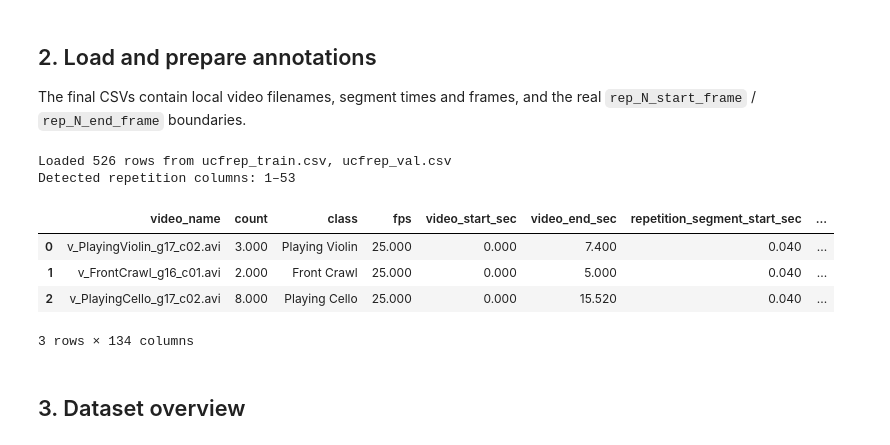
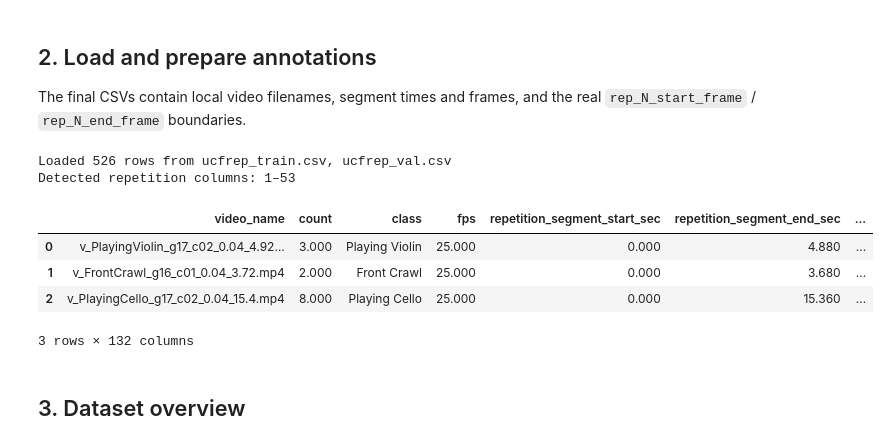
Before and after one commit to ciampluca/audiovisual-video-repetition-counting, a Jupyter notebook: data/UCFRep/ucfrep_data_explorer.ipynb, the cells around one changed output. Saved outputs shown, nothing was run; the diff lists cells and outputs as text; code cells hidden in the pictures.

Commit message:
Added other prompt inputs; fixed repcount and ucfrep; bugs fixed

```diff
--- a/data/UCFRep/ucfrep_data_explorer.ipynb
+++ b/data/UCFRep/ucfrep_data_explorer.ipynb
@@ -67,10 +67,16 @@ def find_split_csv(directory, split):
     raise FileNotFoundError(f"Expected annotation CSV for split {split} in {directory}")
 
 def extract_video_info(video_name):
-    # UCF101 style files typically do not contain start/end seconds in the filename
-    # Example: v_PushUps_g01_c01.avi
     stem = Path(str(video_name)).stem
-    return stem, np.nan, np.nan
+    parts = stem.rsplit("_", 2)
+    if len(parts) != 3:
+        return stem, np.nan, np.nan
+    try:
+        segment_start = float(parts[-2])
+        segment_end = float(parts[-1])
+    except ValueError:
+        return stem, np.nan, np.nan
+    return parts[0], segment_start, segment_end
 
 def repetition_numbers(columns):
     numbers = set()
@@ -124,47 +130,52 @@ for split in SPLIT_ORDER:
     frame["split"] = split
     frame["row_in_split"] = np.arange(len(frame))
 
-    frame["kinetics_start"] = frame.get("video_start_sec", 0.0)
-    if frame["kinetics_start"].isna().any():
-        frame["kinetics_start"] = frame["kinetics_start"].fillna(0.0)
-    frame["kinetics_end"] = frame.get("video_end_sec", np.nan)
-    frame["kinetics_duration_sec"] = frame["kinetics_end"] - frame["kinetics_start"]
+    # The input media is already cropped to the annotated repetition window.
+    frame["kinetics_start"] = 0.0
+    frame["kinetics_end"] = (
+        frame["repetition_segment_end_sec"] - frame["repetition_segment_start_sec"]
+    )
+    frame["kinetics_duration_sec"] = frame["kinetics_end"]
     frame["repetition_start"] = frame["repetition_segment_start_sec"]
     frame["repetition_end"] = frame["repetition_segment_end_sec"]
     frame["repetition_start_local_sec"] = frame["repetition_segment_start_sec"]
     frame["repetition_end_local_sec"] = frame["repetition_segment_end_sec"]
-    frame["repetition_duration_sec"] = (frame["repetition_segment_end_sec"] - frame["repetition_segment_start_sec"])
+    frame["repetition_duration_sec"] = (
+        frame["repetition_segment_end_sec"] - frame["repetition_segment_start_sec"]
+    )
     frame["repetition_coverage"] = np.nan
-    frame["mean_cycle_duration_sec"] = (frame["repetition_duration_sec"] / frame["count"])
+    frame["mean_cycle_duration_sec"] = (
+        frame["repetition_duration_sec"] / frame["count"]
+    )
 
     def count_valid_repetitions(row):
         valid = 0
         for number in rep_numbers:
             start = row.get(f"rep_{number}_start_frame")
             end = row.get(f"rep_{number}_end_frame")
             if pd.notna(start) and pd.notna(end) and end > start:
                 valid += 1
         return valid
 
     frame["annotated_repetition_pairs"] = frame.apply(count_valid_repetitions, axis=1)
     datasets[split] = frame
     annotation_paths[split] = path
 
 annotations = pd.concat(datasets.values(), ignore_index=True, sort=False)
 annotations["split"] = pd.Categorical(annotations["split"], SPLIT_ORDER, ordered=True)
 REPETITION_NUMBERS = repetition_numbers(annotations.columns)
 
 print(f"Loaded {len(annotations):,} rows from " + ", ".join(path.name for path in annotation_paths.values()))
 print(f"Detected repetition columns: 1–{max(REPETITION_NUMBERS, default=0)}")
 display(annotations.head(3))
 # %% [output]
 Loaded 526 rows from ucfrep_train.csv, ucfrep_val.csv
 Detected repetition columns: 1–53
-|  | video_name | count | class | fps | video_start_sec | video_end_sec | repetition_segment_start_sec | ... |
-| 0 | v_PlayingViolin_g17_c02.avi | 3.000 | Playing Violin | 25.000 | 0.000 | 7.400 | 0.040 | ... |
-| 1 | v_FrontCrawl_g16_c01.avi | 2.000 | Front Crawl | 25.000 | 0.000 | 5.000 | 0.040 | ... |
-| 2 | v_PlayingCello_g17_c02.avi | 8.000 | Playing Cello | 25.000 | 0.000 | 15.520 | 0.040 | ... |
+|  | video_name | count | class | fps | repetition_segment_start_sec | repetition_segment_end_sec | ... |
+| 0 | v_PlayingViolin_g17_c02_0.04_4.92... | 3.000 | Playing Violin | 25.000 | 0.000 | 4.880 | ... |
+| 1 | v_FrontCrawl_g16_c01_0.04_3.72.mp4 | 2.000 | Front Crawl | 25.000 | 0.000 | 3.680 | ... |
+| 2 | v_PlayingCello_g17_c02_0.04_15.4.mp4 | 8.000 | Playing Cello | 25.000 | 0.000 | 15.360 | ... |
-3 rows × 134 columns
+3 rows × 132 columns
 # %% [markdown]
 ## 3. Dataset overview
 # %%
```
Also changed, not shown: parts of 10 cells of this notebook, 26 other files.
